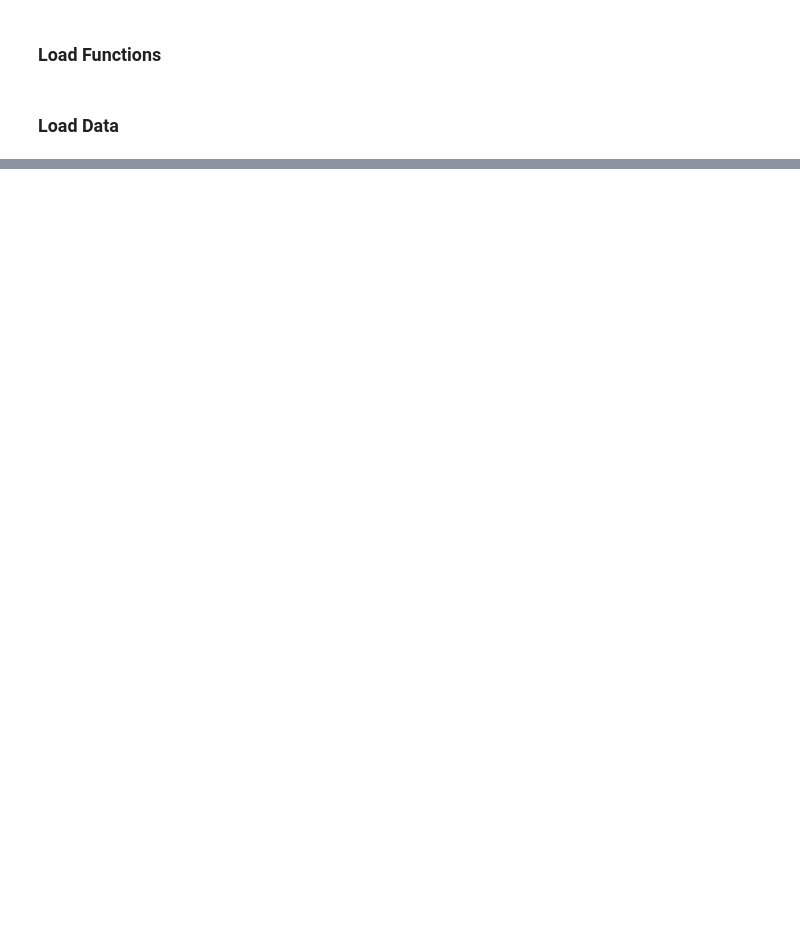
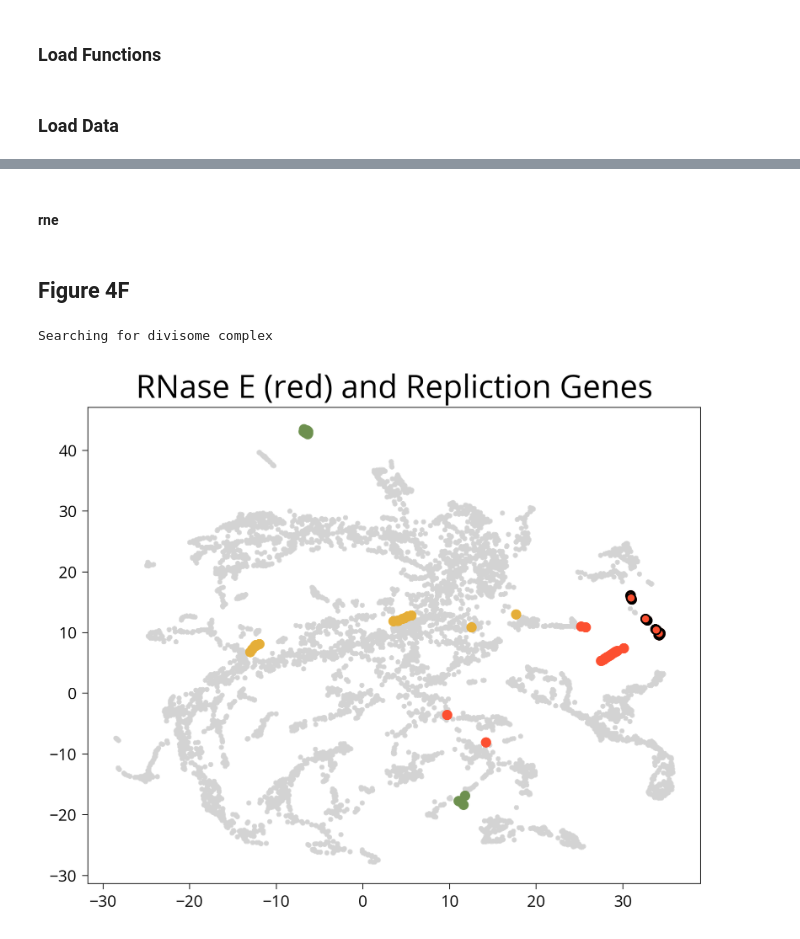
Before and after one commit to paulssonlab/2025_Eaton_optical-pooled-screen, a Jupyter notebook: Figures/Figure_4.ipynb, the cells around one changed output, grey strips where cells are left out. Saved outputs shown, nothing was run; the diff lists cells and outputs as text; code cells hidden in the pictures; blank space fills up the shorter version.

```diff
--- a/Figures/Figure_4.ipynb
+++ b/Figures/Figure_4.ipynb
@@ -943,0 +936,13 @@ plt.savefig("/home/de64/group/de64/CRISPRi_Libraries/dev_notebooks/2024-11-23_Fi
+# %%
+headpath = "/home/de64/scratch/de64/sync_folder/2023-03-11_lDE26_Run_1"
+variant_library_path = headpath + "/Variant_Library"
+base_export_path = "/home/de64/group/de64/CRISPRi_Libraries/dev_notebooks/2024-11-23_Figure_Notebooks/Figure_4/Kymographs"
+
+## Setting up scale bar
+scale_bar_size_um = 6
+
+scalebar_color = 'white'  # Color of the scale bar
+scalebar_y_position = 205  # Y-position of the scale bar in data units
+scalebar_x_position = 660  # X-position of the scale bar in data units
+pixel_microns = 0.106
+scale_bar_size_pixels = scale_bar_size_um//pixel_microns
@@ -943,0 +1233,2 @@ plt.savefig("/home/de64/group/de64/CRISPRi_Libraries/dev_notebooks/2024-11-23_Fi
+# %% [markdown]
+#### rne
@@ -943,0 +1321,58 @@ plt.savefig("/home/de64/group/de64/CRISPRi_Libraries/dev_notebooks/2024-11-23_Fi
+# %% [markdown]
+## Figure 4F
+# %%
+degradasome_genes = ["pnp","eno","rhlB","ppk"]
+rne_genes = ["rne"]
+pnp_gene = ["pnp"]
+eno_gene = ["eno"]
+dnaA_gene = ["dnaA"]
+dnaB_gene = ["dnaB"]
+dnaC_gene = ["dnaC"]
+divisome_genes = search_go(ns2assoc, obodag, inv_gene_to_id, "GO:1990586")
+rod_complex_genes = ["mreB","mreC","mreD","RodZ","mrdB","mrdA"]
+par_genes = ["parC","parE"]
+
+gene_groups_list = [rne_genes,pnp_gene,eno_gene,dnaA_gene,dnaB_gene,dnaC_gene]
+gene_group_names = ["RNase E","Pnp","Enolase","DnaA","DnaB","DnaC"]
+phenotype_indices = [2,3,1]
+pheno_labels_of_interest = [all_labels[idx] for idx in phenotype_indices]
+title_list_of_interest = [title_list[idx] for idx in phenotype_indices]
+min_vals_of_interest = [min_vals[idx] for idx in phenotype_indices]
+max_vals_of_interest = [max_vals[idx] for idx in phenotype_indices]
+cbar_ticks_of_interest = [cbar_ticks_list[idx] for idx in phenotype_indices]
+
+
+## replication plot
+
+fig = plt.figure(figsize=(6,5))
+
+gene_groups_list = ["dnaA","dnaB","rne","pnp","rnb"]
+gene_colors = [colors[1],colors[1],colors[1],colors[2],colors[3]]
+
+for i,gene_group in enumerate(gene_groups_list):
+    gene_color = gene_colors[i]
+    gene_groups_name = gene_group_names[i]
+    genes_umap = umap_fig_df[umap_fig_df["Gene"].isin([gene_group])]
+    no_genes_umap = umap_fig_df[~umap_fig_df["Gene"].isin([gene_group])]
+
+    plt.scatter(genes_umap["X Coord"],genes_umap["Y Coord"],c=gene_color,s=30,zorder=-10)
+    if gene_group == "rne":
+        plt.scatter(genes_umap["X Coord"],genes_umap["Y Coord"],c=gene_color,s=30,zorder=-10,linewidth=1,edgecolor="black")
+
+plt.title("RNase E (red) and Repliction Genes",fontsize=20)
+no_genes_umap = umap_fig_df[~umap_fig_df["Gene"].isin(gene_groups_list)]
+plt.scatter(no_genes_umap["X Coord"],no_genes_umap["Y Coord"],c="lightgrey",s=5,zorder=-11)
+
+# Remove ticks
+ax.set_xticks([])  # Removes x-axis ticks
+ax.set_yticks([])  # Removes y-axis ticks
+
+for spine in ax.spines.values():
+    spine.set_linewidth(1.5)  # Set the thickness of the frame. Adjust the number to change the thickness.
+plt.tight_layout()
+fig.subplots_adjust(wspace=0.3)
+plt.savefig("/home/de64/group/de64/CRISPRi_Libraries/dev_notebooks/2024-11-23_Figure_Notebooks/Figure_4/RNase_E_Genes_UMAP.png",\
+            dpi=300,transparent=True,bbox_inches = "tight")
+# %% [output]
+Searching for divisome complex
+[figure, added]
```
Also changed, not shown: parts of 80 cells of this notebook, 13 other files.
